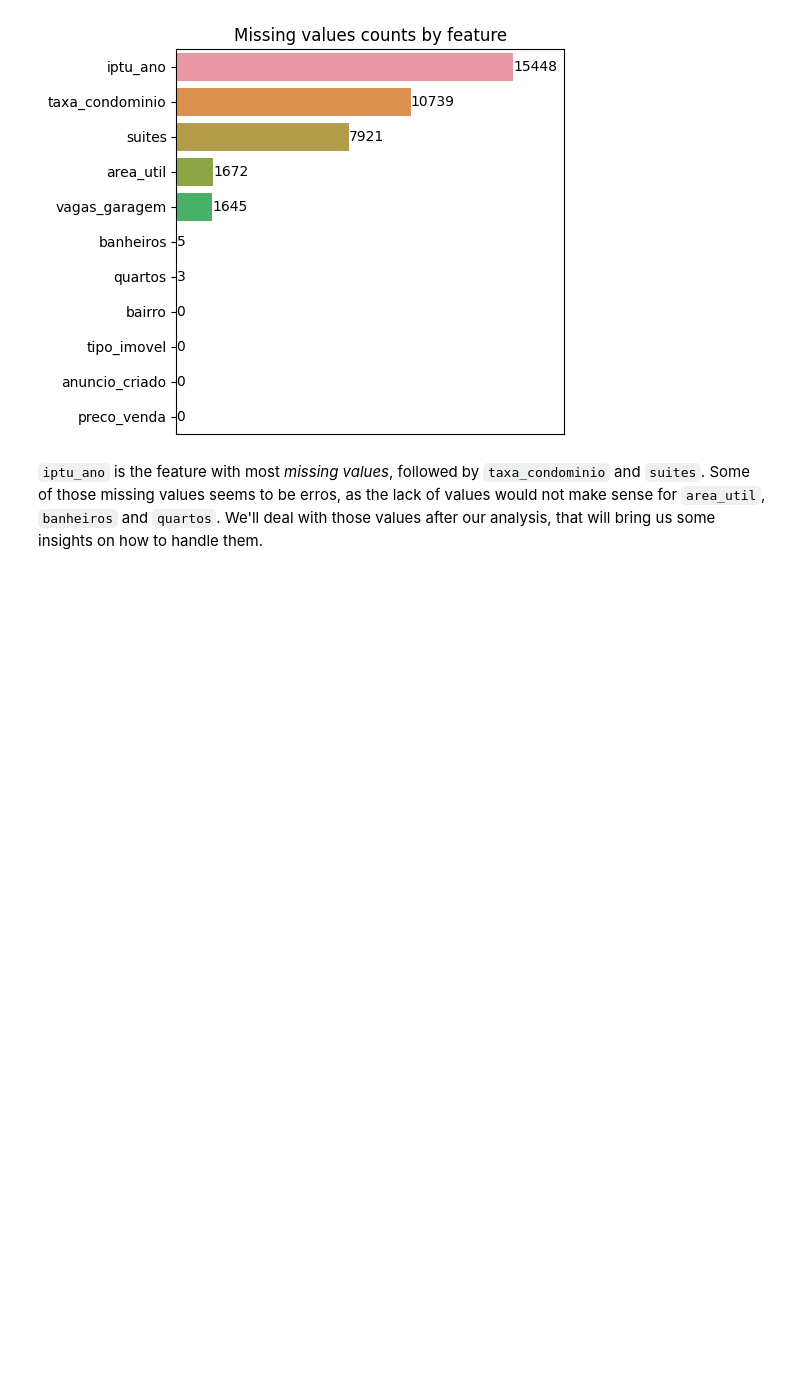
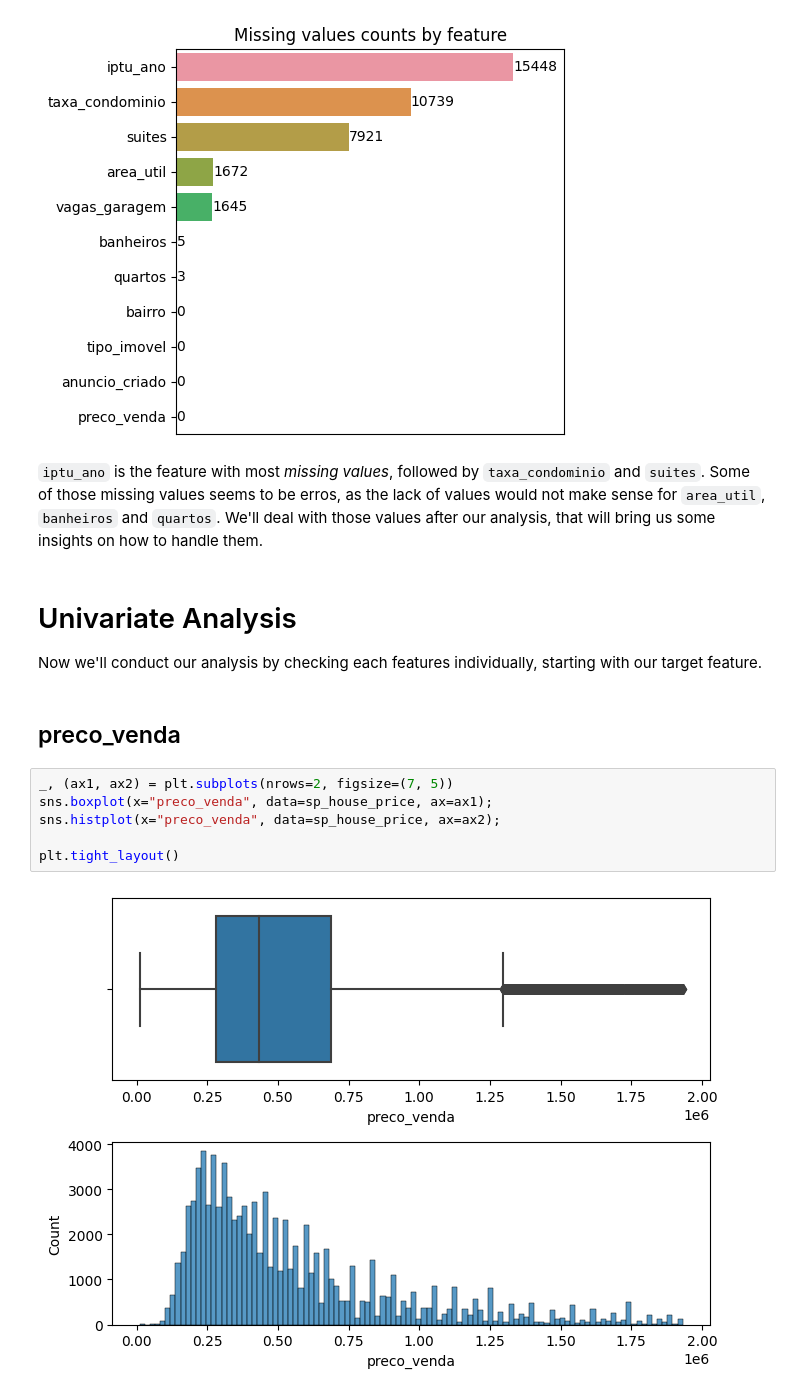
Before and after one commit to TheCamilovisk/HousePricePredictionApp, a Jupyter notebook: notebooks/02-exploratory-data-analysis.ipynb, the cells around one changed output. Cells and saved outputs as stored; diff of their text form; blank space fills up the shorter version.

Commit message:
Adding sections  General Dataset Overview and Univariate Analysis.

```diff
--- a/notebooks/02-exploratory-data-analysis.ipynb
+++ b/notebooks/02-exploratory-data-analysis.ipynb
@@ -85,3 +84,17 @@ ax.set_title("Missing values counts by feature");
 [figure]
 # %% [markdown]
 `iptu_ano` is the feature with most *missing values*, followed by `taxa_condominio` and `suites`. Some of those missing values seems to be erros, as the lack of values would not make sense for `area_util`, `banheiros` and `quartos`. We'll deal with those values after our analysis, that will bring us some insights on how to handle them.
+# %% [markdown]
+# Univariate Analysis
+
+Now we'll conduct our analysis by checking each features individually, starting with our target feature.
+# %% [markdown]
+## preco_venda
+# %%
+_, (ax1, ax2) = plt.subplots(nrows=2, figsize=(7, 5))
+sns.boxplot(x="preco_venda", data=sp_house_price, ax=ax1);
+sns.histplot(x="preco_venda", data=sp_house_price, ax=ax2);
+
+plt.tight_layout()
+# %% [output]
+[figure, added]
```
Also changed, not shown: parts of 1 cell of this notebook.
